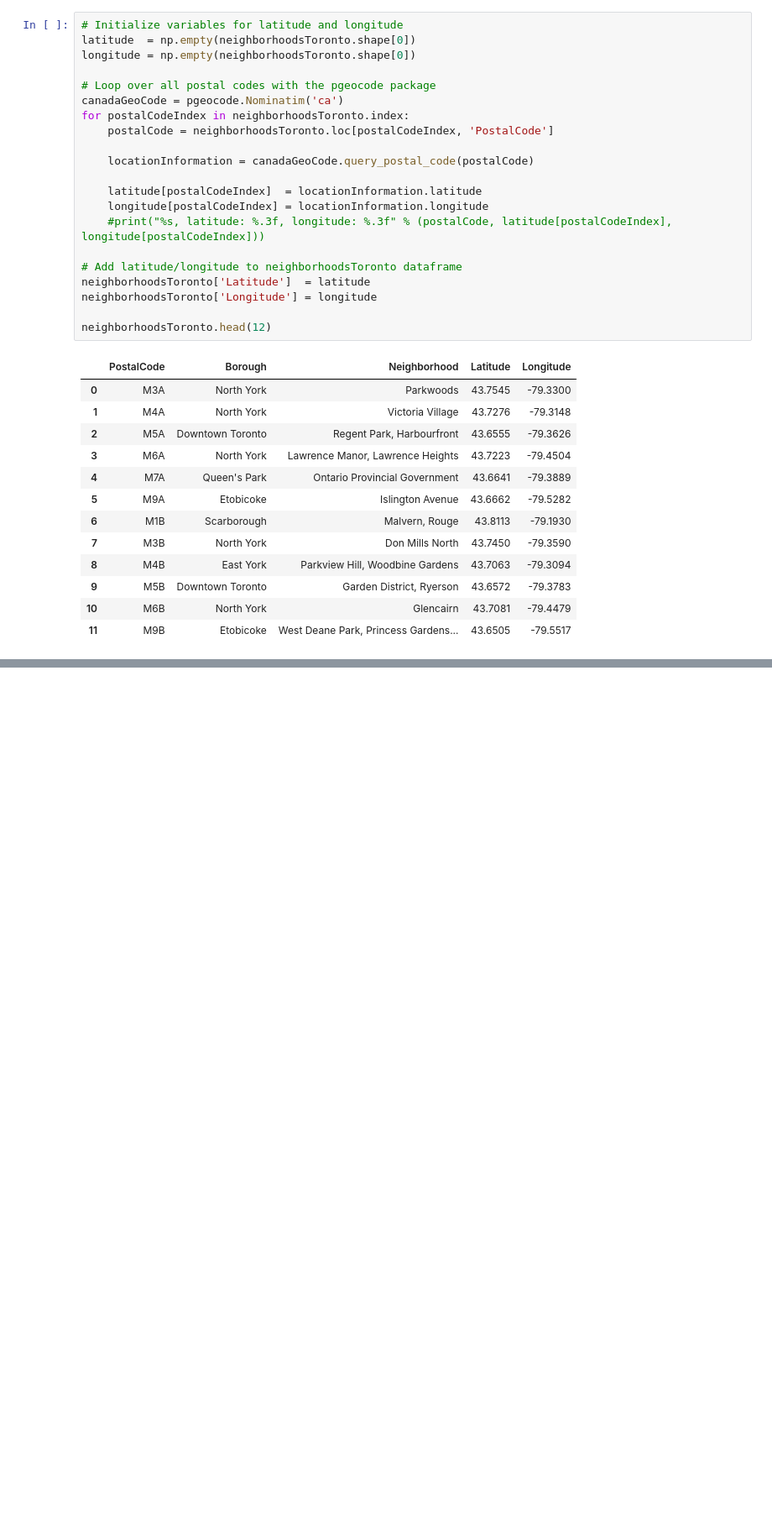
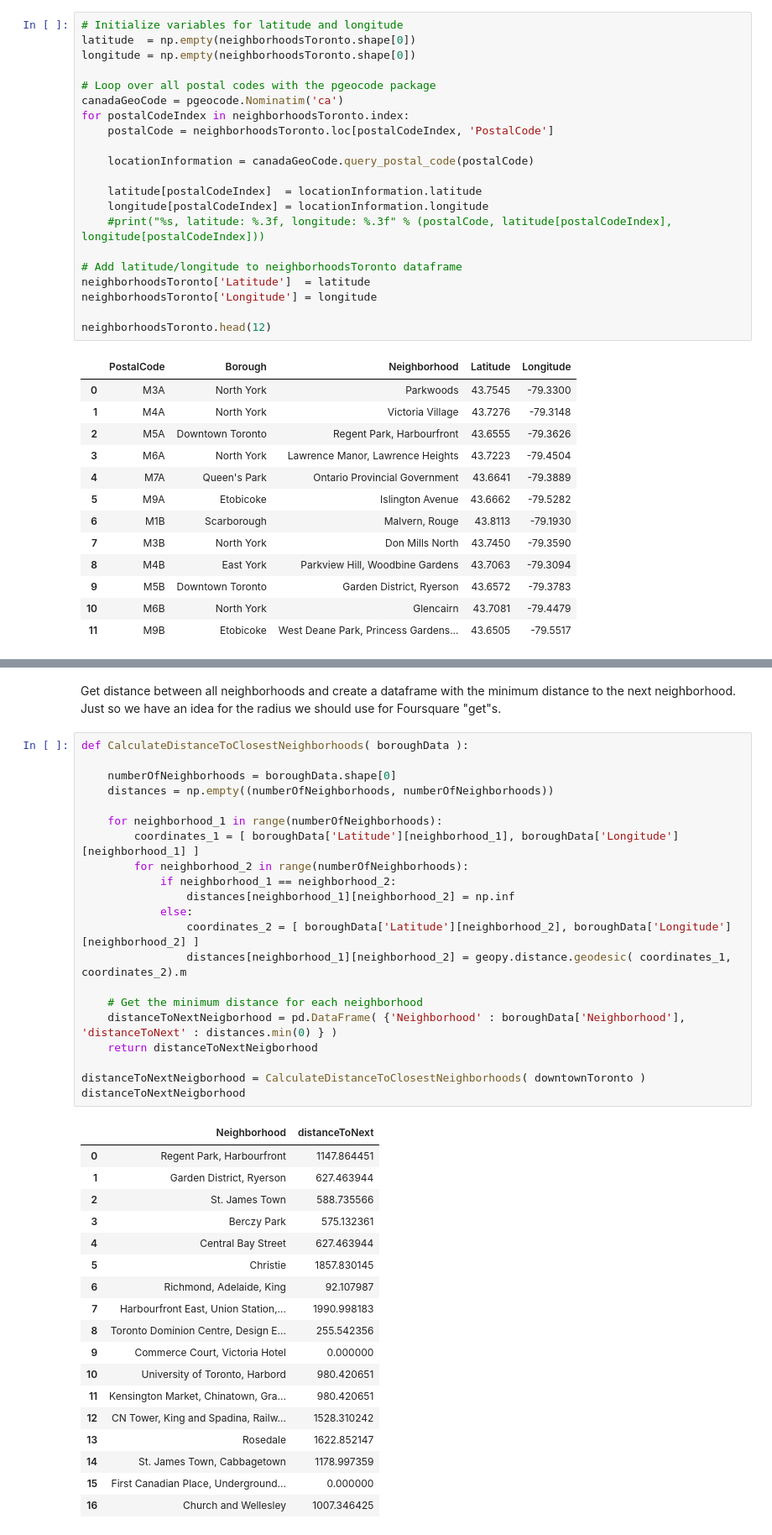
Before and after one commit to MerelVergaaij/CourseraCapstone, a Jupyter notebook: TorontoNeighborhoods.ipynb, the cells around one changed output, grey strips where cells are left out. Shown at 84% size. Drawn from its saved outputs; the diff is of its cells as text; blank space fills up the shorter version.

```diff
--- a/TorontoNeighborhoods.ipynb
+++ b/TorontoNeighborhoods.ipynb
@@ -129,0 +186,42 @@ neighborhoodsToronto.head(12)
+# %% [markdown]
+Get distance between all neighborhoods and create a dataframe with the minimum distance to the next neighborhood. Just so we have an idea for the radius we should use for Foursquare "get"s.
+# %%
+def CalculateDistanceToClosestNeighborhoods( boroughData ):
+
+    numberOfNeighborhoods = boroughData.shape[0]
+    distances = np.empty((numberOfNeighborhoods, numberOfNeighborhoods))
+
+    for neighborhood_1 in range(numberOfNeighborhoods):
+        coordinates_1 = [ boroughData['Latitude'][neighborhood_1], boroughData['Longitude'][neighborhood_1] ]
+        for neighborhood_2 in range(numberOfNeighborhoods):
+            if neighborhood_1 == neighborhood_2:
+                distances[neighborhood_1][neighborhood_2] = np.inf
+            else:
+                coordinates_2 = [ boroughData['Latitude'][neighborhood_2], boroughData['Longitude'][neighborhood_2] ]
+                distances[neighborhood_1][neighborhood_2] = geopy.distance.geodesic( coordinates_1, coordinates_2).m
+
+    # Get the minimum distance for each neighborhood
+    distanceToNextNeigborhood = pd.DataFrame( {'Neighborhood' : boroughData['Neighborhood'], 'distanceToNext' : distances.min(0) } )
+    return distanceToNextNeigborhood
+
+distanceToNextNeigborhood = CalculateDistanceToClosestNeighborhoods( downtownToronto )
+distanceToNextNeigborhood
+# %% [output]
+|  | Neighborhood | distanceToNext |
+| 0 | Regent Park, Harbourfront | 1147.864451 |
+| 1 | Garden District, Ryerson | 627.463944 |
+| 2 | St. James Town | 588.735566 |
+| 3 | Berczy Park | 575.132361 |
+| 4 | Central Bay Street | 627.463944 |
+| 5 | Christie | 1857.830145 |
+| 6 | Richmond, Adelaide, King | 92.107987 |
+| 7 | Harbourfront East, Union Station,... | 1990.998183 |
+| 8 | Toronto Dominion Centre, Design E... | 255.542356 |
+| 9 | Commerce Court, Victoria Hotel | 0.000000 |
+| 10 | University of Toronto, Harbord | 980.420651 |
+| 11 | Kensington Market, Chinatown, Gra... | 980.420651 |
+| 12 | CN Tower, King and Spadina, Railw... | 1528.310242 |
+| 13 | Rosedale | 1622.852147 |
+| 14 | St. James Town, Cabbagetown | 1178.997359 |
+| 15 | First Canadian Place, Underground... | 0.000000 |
+| 16 | Church and Wellesley | 1007.346425 |
```
Also changed, not shown: parts of 32 cells of this notebook.
